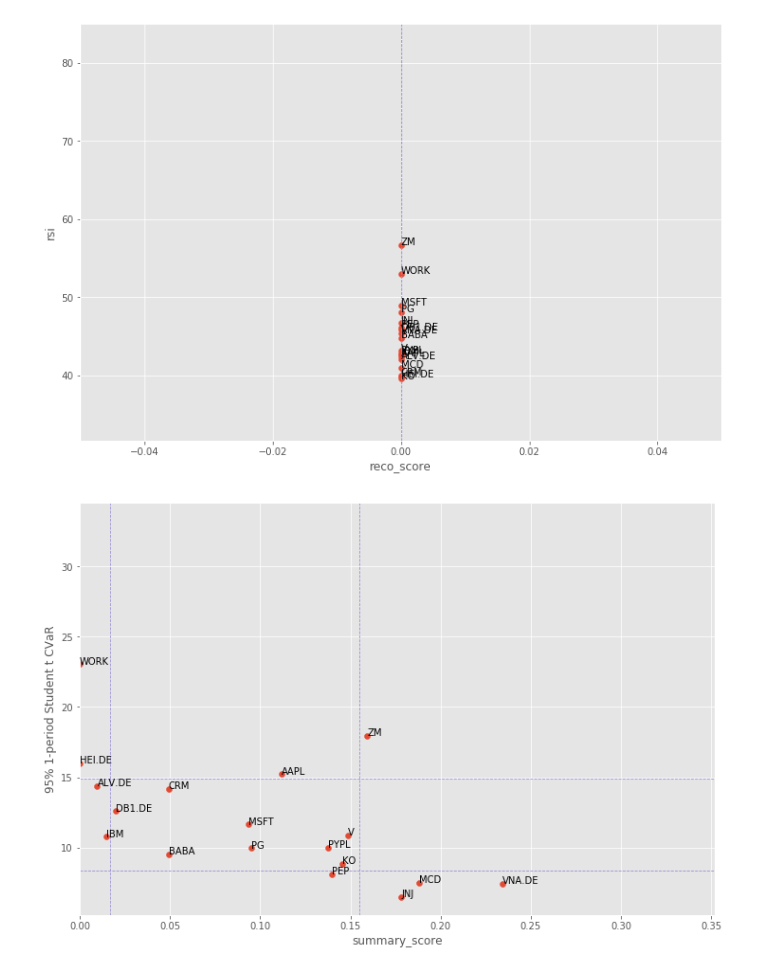
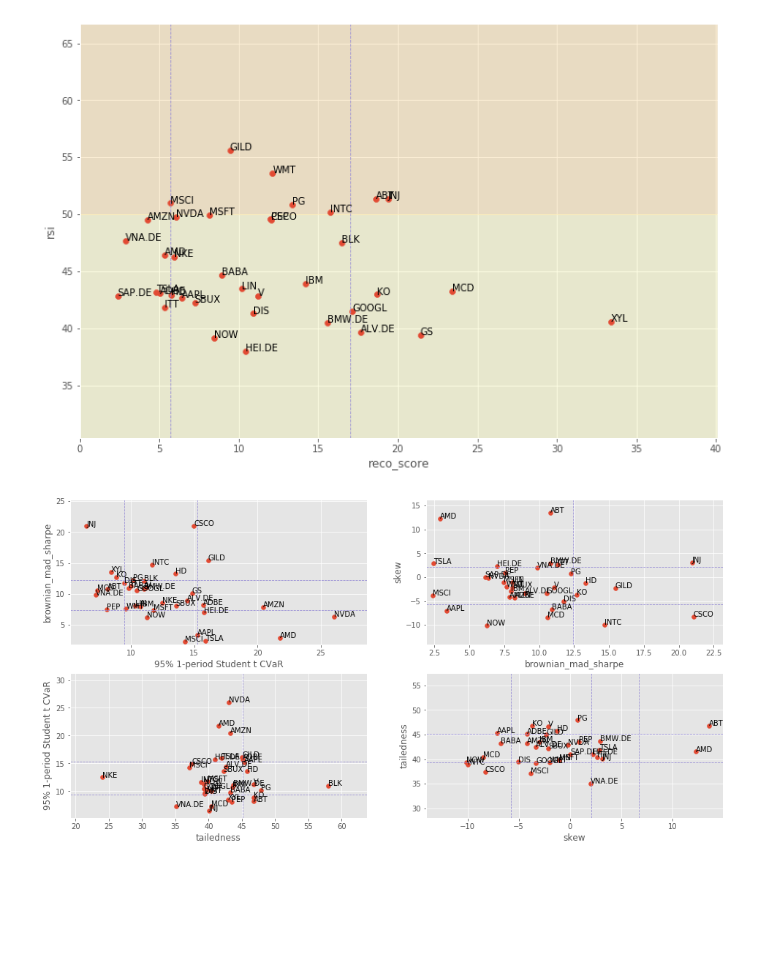
Before and after one commit to mistiller/hotstox, a Jupyter notebook: f100.ipynb, the cells around one changed output. Cells and saved outputs as stored; diff of their text form; code cells hidden in the pictures; blank space fills up the shorter version.

Commit message:
requriements, first version of beta-egarch timeseries modeling to get skew and tails of returns

```diff
--- a/f100.ipynb
+++ b/f100.ipynb
@@ -73,21 +73,23 @@ symbols = [
 
 relevant_metrics = {
         'diversification_score': {'f': lambda x: x.apply(lambda x: x if np.isfinite(x) else 0), 'w': 1.2},
-        '95% 1-period Student t CVaR' : {'f': lambda x: (1/x**2).apply(lambda x: x if np.isfinite(x) else 0), 'w': 1.0},
+        '95% 1-period Student t CVaR' : {'f': lambda x: (1/x**2).apply(lambda x: x if np.isfinite(x) else 0), 'w': 4.0},
         'forwardPE' : {'f': lambda x: (1/np.sqrt(x)).apply(lambda x: x if np.isfinite(x) else 0), 'w': 2.0},
-        'dividendYield' : {'f': lambda x: x.apply(lambda x: x if np.isfinite(x) else 0)**2, 'w': 1.5},
-        'beta': {'f': lambda x: (1/x**2).apply(lambda x: x if np.isfinite(x) else 0), 'w': 2.0},
-        'profitMargins': {'f': lambda x: x.apply(lambda x: x if np.isfinite(x) else 0), 'w': 1.3},
+        'dividendYield' : {'f': lambda x: x.apply(lambda x: x if np.isfinite(x) else 0)**2, 'w': 2.5},
+        'beta': {'f': lambda x: (1/x**2).apply(lambda x: x if np.isfinite(x) else 0), 'w': 3.0},
+        'profitMargins': {'f': lambda x: x.apply(lambda x: x if np.isfinite(x) else 0), 'w': 2.5},
         'pegRatio': {'f': lambda x: (1/x).apply(lambda x: x if np.isfinite(x) else 0), 'w': 1.0},
         'mfi': {'f': lambda x: (1/x).apply(lambda x: x if np.isfinite(x) else 0), 'w': 1.0},
         'governanceScore': {'f': lambda x: (1/x).apply(lambda x: x if np.isfinite(x) else 0), 'w': 1.0},
         'brownian_mad_sharpe': {'f': lambda x: x.apply(lambda x: x if np.isfinite(x) else 0), 'w': 2.0},
-        'rsi': {'f': lambda x: (1/x).apply(lambda x: x if np.isfinite(x) else 0), 'w': 1.0},
+        'rsi': {'f': lambda x: (1/x).apply(lambda x: x if np.isfinite(x) else 0), 'w': 1.4},
         'share_of_analyst_upgrades': {'f': lambda x: x.apply(lambda x: x if np.isfinite(x) else 0), 'w': 1.1},
-        'bookValue': {'f': lambda x: x.apply(lambda x: x if np.isfinite(x) else 0), 'w': 1.5}
+        'bookValue': {'f': lambda x: x.apply(lambda x: x if np.isfinite(x) else 0), 'w': 3.5},
+        'tailedness': {'f': lambda x: (1/np.log(x)).apply(lambda x: x if np.isfinite(x) else 0), 'w': 2.5},
+        'skew': {'f': lambda x: (x**2).apply(lambda x: x if np.isfinite(x) and (np.abs(x) < 5) else 0), 'w': 4}
 }
 
-rec = Recommender(symbols, relevant_metrics)
+rec = Recommender(old_symbols, relevant_metrics)
 results=rec.get_rel_metrics()
 results
 # %% [output]
@@ -172,8 +152,13 @@ results
 # %%
 rec.plot_metrics([('reco_score', 'rsi')])
 # %% [output]
-[figure, old version]
+[figure, new version]
 # %%
-rec.plot_metrics([('summary_score', '95% 1-period Student t CVaR')])
+rec.plot_metrics([
+    ('95% 1-period Student t CVaR', 'brownian_mad_sharpe'),
+    ('brownian_mad_sharpe', 'skew'),
+    ('tailedness', '95% 1-period Student t CVaR'),
+    ( 'skew', 'tailedness')
+])
 # %% [output]
-[figure, old version]
+[figure, new version]
```
Also changed, not shown: parts of 6 cells of this notebook, 3 other files.
